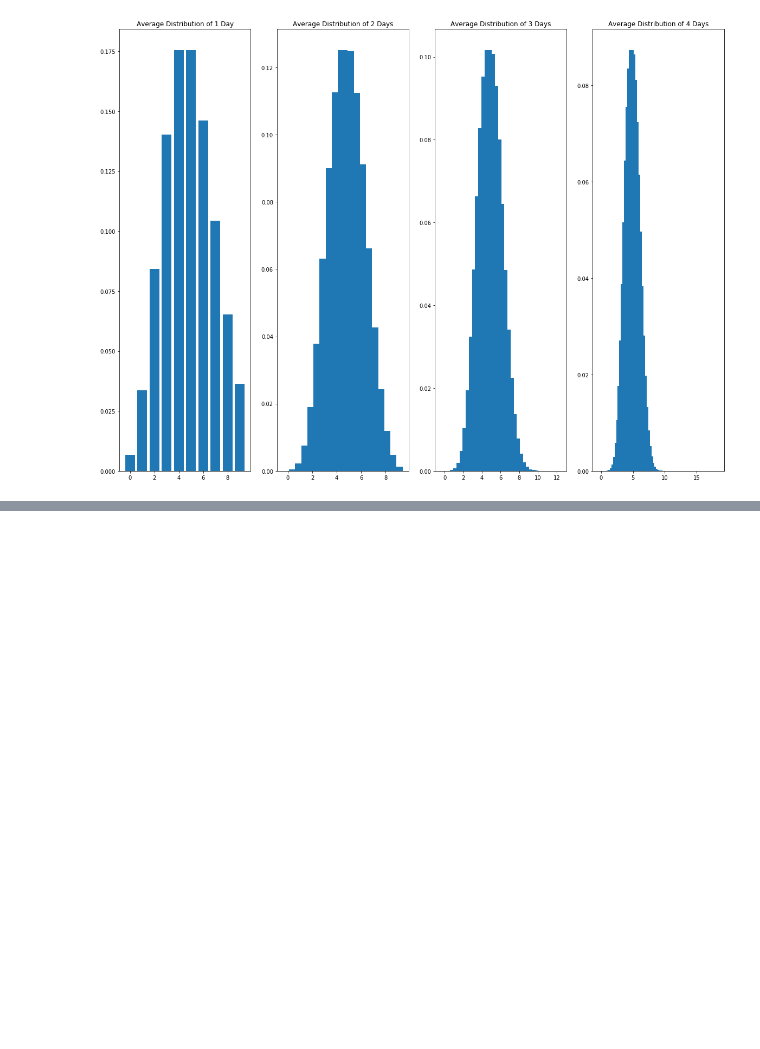
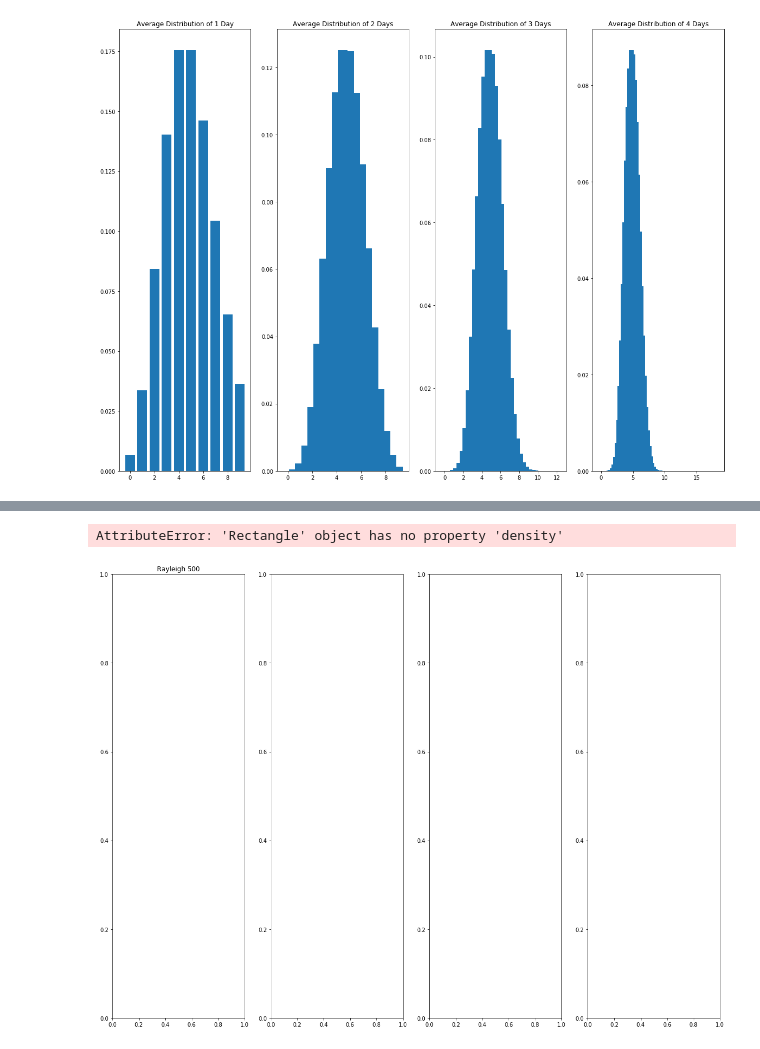
Before and after one commit to IgorBanin/Phys434, a Jupyter notebook: Phys434Labs/Lab 2/Lab 2.ipynb, the cells around one changed output, grey strips where cells are left out. Drawn from its saved outputs; the diff is of its cells as text; code cells hidden in the pictures; blank space fills up the shorter version.

```diff
--- a/Phys434Labs/Lab 2/Lab 2.ipynb
+++ b/Phys434Labs/Lab 2/Lab 2.ipynb
@@ -82,0 +106,28 @@ b = a
+# %%
+from scipy.stats import rayleigh
+
+plt.rcParams["figure.figsize"] = (20,15)
+fig, ax = plt.subplots(1, 4)
+
+r = rayleigh.rvs(size=500)
+x = np.arange(len(r))
+ax[0].set_title("Rayleigh 500")
+ax[0].bar(x, r, density=True, alpha=0.2)
+
+r2 = rayleigh.rvs(size=1000)
+x = np.arange(len(r2))
+ax[1].set_title("Rayleigh 1000")
+ax[1].bar(x, r2, density=True, alpha=0.3)
+
+r3 = rayleigh.rvs(size=2000)
+x = np.arange(len(r3))
+ax[2].set_title("Rayleigh 2000")
+ax[2].bar(x, r3, density=True, alpha=0.4)
+
+r4 = rayleigh.rvs(size=5000)
+x = np.arange(len(r4))
+ax[3].set_title("Rayleigh 5000")
+ax[3].bar(x, r4, density=True, alpha=0.5)
+# %% [output]
+AttributeError: 'Rectangle' object has no property 'density'
+[figure, added]
```
Also changed, not shown: parts of 7 cells of this notebook.
